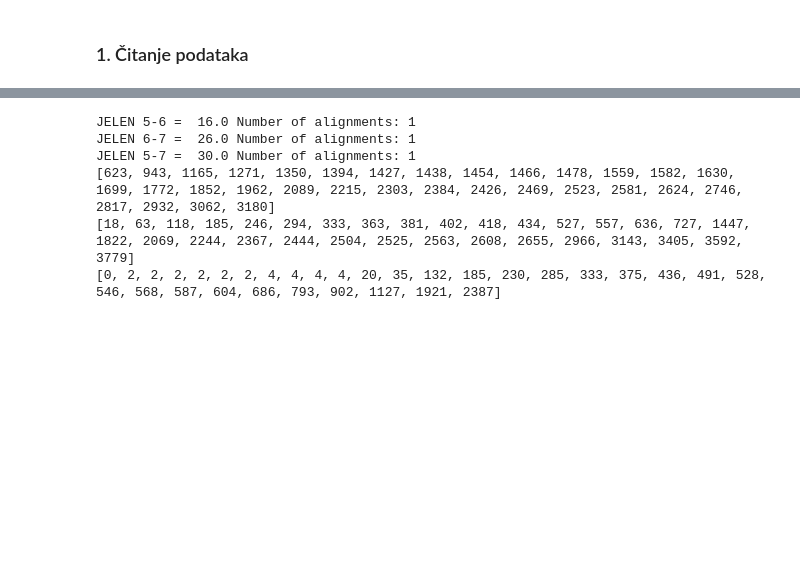
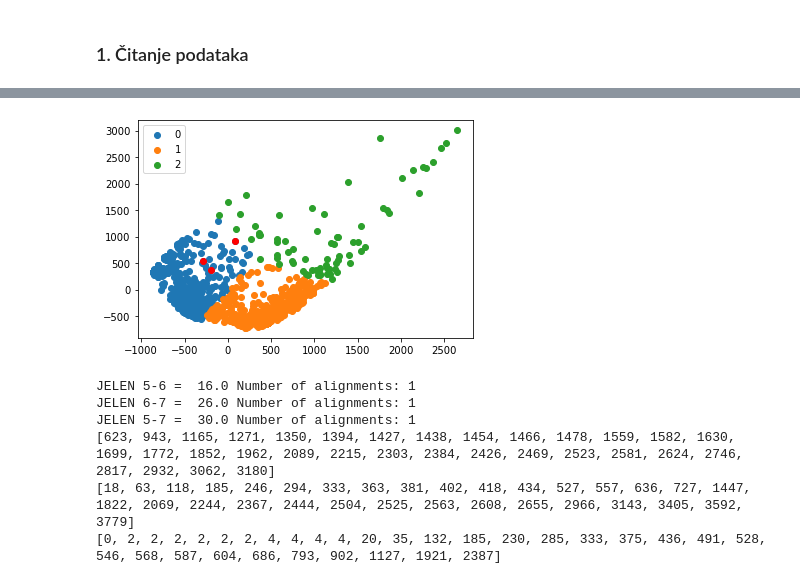
Before and after one commit to renato37/genome_clustering, a Jupyter notebook: genomeClustering.ipynb, the cells around one changed output, grey strips where cells are left out. Drawn from its saved outputs; the diff is of its cells as text; code cells hidden in the pictures; blank space fills up the shorter version.

```diff
--- a/genomeClustering.ipynb
+++ b/genomeClustering.ipynb
@@ -71,3 +71,65 @@ JELEN 5-7 =  30.0 Number of alignments: 1
+# %%
+mat = []
+for i in range(0, len(data)):
+    row = []
+    if(len(data[i].seq)>220 and len(data[i].seq)<296):
+        for j in range(0, len(data)):
+            if(len(data[j].seq)>220 and len(data[j].seq)<296):
+                row.append(aligner.align(data[i].seq, data[j].seq).score)
+        mat.append(row)
+# %%
+df = DataFrame(np.zeros((len(mat)+3, len(mat)+3)))
+
+for i in range(0, len(mat)):
+    for j in range(i, len(mat[i])):
+        df[i][j] = mat[i][j]
+        df[j][i] = mat[i][j]
+# %%
+k = 0
+for i in range(0, len(data)):
+    if(len(data[i].seq)>220 and len(data[i].seq)<296):
+        df[k][len(mat)] = aligner.align(expected[0].seq, data[i].seq).score
+        df[k][len(mat)+1] = aligner.align(expected[1].seq, data[i].seq).score
+        df[k][len(mat)+2] = aligner.align(expected[2].seq, data[i].seq).score
+        df[len(mat)][k] = df[k][len(mat)]
+        df[len(mat)+1][k] = df[k][len(mat)+1]
+        df[len(mat)+2][k] = df[k][len(mat)+2]
+        k+=1
+pca = PCA(n_components=2)
+principalComponents = pca.fit_transform(df)
+principalDf = pd.DataFrame(data = principalComponents
+             , columns = ['PC1', 'PC2'])
+
+#print(df)
+
+#Initialize the class object
+kmeans = KMeans(n_clusters= 3)
+
+#predict the labels of clusters.
+label = kmeans.fit_predict(principalDf)
+
+#Getting unique labels
+
+u_labels = np.unique(label)
+
+#plotting the results:
+
+for i in u_labels:
+    plt.scatter(principalComponents[label == i , 0] , principalComponents[label == i , 1] , label = i)
+
+#plt.scatter(principalComponents[label == 146 , 0], principalComponents[label == 146 , 1], 'r')
+
+df1 = pd.DataFrame(data=principalDf.tail(3))
+for i in range(0,len(df1)):
+    plt.scatter(df1.iloc[i]['PC1'], df1.iloc[i]['PC2'], color='red')
+    #plt.scatter(i[0], i[1], 'r')
+
+
+
+plt.legend()
+plt.show()
+# %% [output]
+[figure, added]
 # %%
 expected = list(SeqIO.parse(path, "fasta"))
 
```
Also changed, not shown: parts of 5 cells of this notebook.
